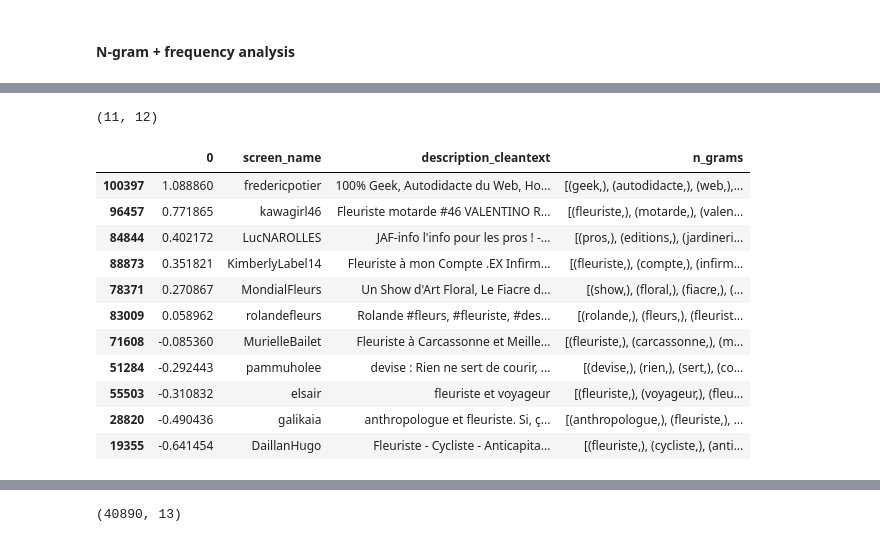
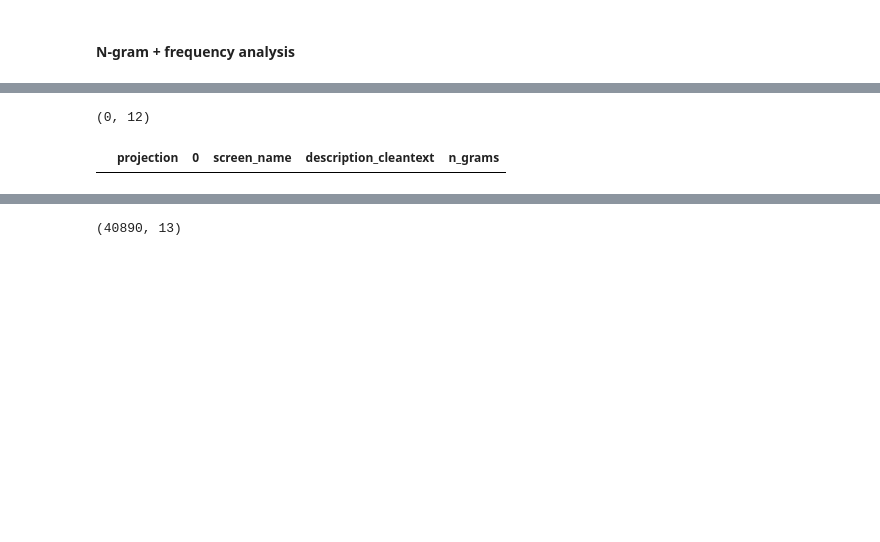
Before and after one commit to livtol99/Liv-Stage---FOCOS-Hand-Over, a Jupyter notebook: Code/Brand Validation/Income_val.ipynb, the cells around one changed output, grey strips where cells are left out. Saved outputs shown, nothing was run; the diff lists cells and outputs as text; code cells hidden in the pictures; blank space fills up the shorter version.

```diff
--- a/Code/Brand Validation/Income_val.ipynb
+++ b/Code/Brand Validation/Income_val.ipynb
@@ -248,34 +244,2 @@ m1_bios_sorted['follower_id'].nunique() #115079
 # %% [markdown]
 #### N-gram + frequency analysis
-# %%
-# Concatenate all the descriptions into one string
-all_descriptions = ' '.join(m1_bios_sorted['description_cleantext'])
-
-# Remove URLs
-all_descriptions = re.sub(r'http\S+|www.\S+', '', all_descriptions)
-
-# Tokenize the string into words
-words = word_tokenize(all_descriptions)
-
-# Remove punctuation and convert to lower case
-words = [word.lower() for word in words if word.isalpha()]
-
-# Remove French stopwords
-nltk.download('stopwords')
-stop_words = set(stopwords.words('french'))
-words = [word for word in words if word not in stop_words]
-
-# Create bigrams
-unigrams = ngrams(words, 1)
-bigrams = ngrams(words, 2)
-trigrams = ngrams(words, 3)
-
-# Count the frequency of each bigram
-unigram_freq = Counter(unigrams)
-bigram_freq = Counter(bigrams)
-trigram_freq = Counter(trigrams)
-
-# Get the most common bigrams
-most_common_unigrams = unigram_freq.most_common(4000)
-# most_common_bigrams = bigram_freq.most_common(2000)
-# most_common_trigrams = trigram_freq.most_common(2000)
@@ -413,3 +353,0 @@ See the caveats in the documentation: https://pandas.pydata.org/pandas-docs/stab
-# %%
-pd.set_option('display.max_rows', None)
-filtered_m1_bios_sorted_test[['0', 'screen_name', 'description_cleantext', 'n_grams']].tail(25)
@@ -434,19 +354,8 @@ filtered_m1_bios_sorted_test[['0', 'screen_name', 'description_cleantext', 'n_gr
 # %%
-filtered_rows = m1_bios_sorted[m1_bios_sorted['n_grams'].apply(lambda x: ('fleuriste',) in x)]
+filtered_rows = m1_bios_sorted[m1_bios_sorted['n_grams'].apply(lambda x: ('horticulteur', 'paysagiste') in x)]
 pd.set_option('display.max_colwidth', None)
 print(filtered_rows.shape)
-filtered_rows[['0', 'screen_name', 'description_cleantext', 'n_grams']].iloc[0:20]
+filtered_rows[['projection','0', 'screen_name', 'description_cleantext', 'n_grams']].iloc[0:10]
 # %% [output]
-(11, 12)
+(0, 12)
-|  | 0 | screen_name | description_cleantext | n_grams |
-| 100397 | 1.088860 | fredericpotier | 100% Geek, Autodidacte du Web, Ho... | [(geek,), (autodidacte,), (web,),... |
-| 96457 | 0.771865 | kawagirl46 | Fleuriste motarde #46 VALENTINO R... | [(fleuriste,), (motarde,), (valen... |
-| 84844 | 0.402172 | LucNAROLLES | JAF-info l'info pour les pros ! -... | [(pros,), (editions,), (jardineri... |
-| 88873 | 0.351821 | KimberlyLabel14 | Fleuriste à mon Compte .EX Infirm... | [(fleuriste,), (compte,), (infirm... |
-| 78371 | 0.270867 | MondialFleurs | Un Show d'Art Floral, Le Fiacre d... | [(show,), (floral,), (fiacre,), (... |
-| 83009 | 0.058962 | rolandefleurs | Rolande #fleurs, #fleuriste, #des... | [(rolande,), (fleurs,), (fleurist... |
-| 71608 | -0.085360 | MurielleBailet | Fleuriste à Carcassonne et Meille... | [(fleuriste,), (carcassonne,), (m... |
-| 51284 | -0.292443 | pammuholee | devise : Rien ne sert de courir, ... | [(devise,), (rien,), (sert,), (co... |
-| 55503 | -0.310832 | elsair | fleuriste et voyageur | [(fleuriste,), (voyageur,), (fleu... |
-| 28820 | -0.490436 | galikaia | anthropologue et fleuriste. Si, ç... | [(anthropologue,), (fleuriste,), ... |
-| 19355 | -0.641454 | DaillanHugo | Fleuriste - Cycliste - Anticapita... | [(fleuriste,), (cycliste,), (anti... |
+|  | projection | 0 | screen_name | description_cleantext | n_grams |
```
Also changed, not shown: parts of 44 cells of this notebook, 1 other file.
